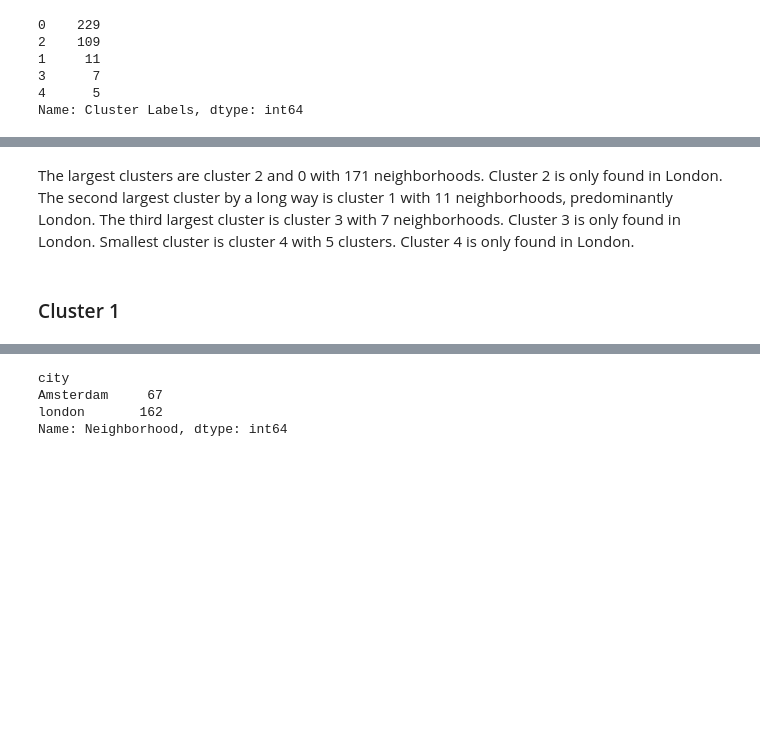
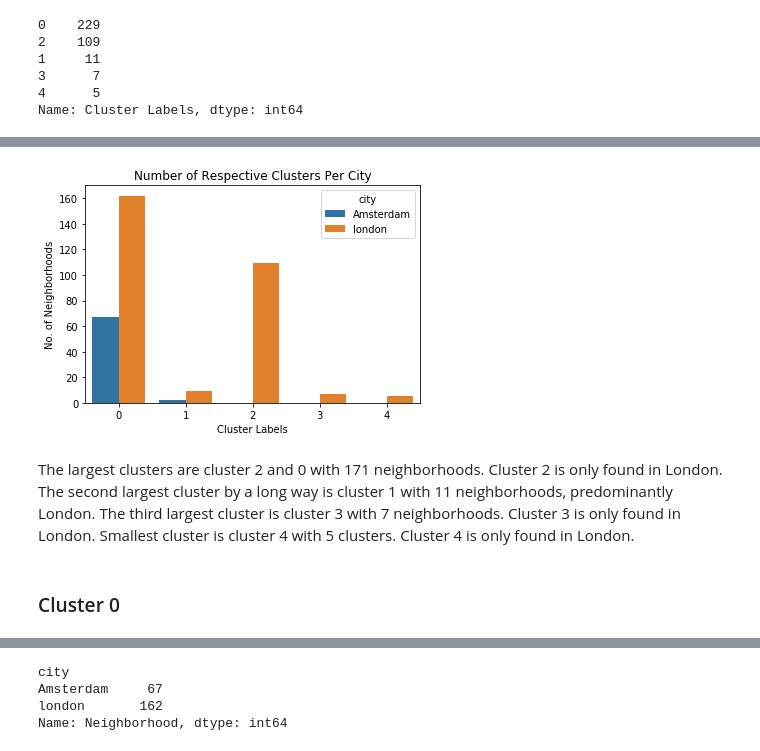
Before and after one commit to thelouwdown/Coursera_Capstone, a Jupyter notebook: IBM Capstone: Week 5.ipynb, the cells around one changed output, grey strips where cells are left out. Drawn from its saved outputs; the diff is of its cells as text; code cells hidden in the pictures; blank space fills up the shorter version.

```diff
--- a/IBM Capstone: Week 5.ipynb
+++ b/IBM Capstone: Week 5.ipynb
@@ -972,3 +972,7 @@ am_lon_merged['Cluster Labels'].value_counts()
 3      7
 4      5
 Name: Cluster Labels, dtype: int64
+# %%
+a = am_lon_merged.groupby(by = ['Cluster Labels', 'city']).count()
+a.reset_index(inplace = True)
+a
@@ -975,10 +991,15 @@ Name: Cluster Labels, dtype: int64
+# %%
+ax = sns.barplot(x="Cluster Labels", y="Neighborhood", hue="city", data=a)
+ax.set(xlabel='Cluster Labels', ylabel='No. of Neighborhoods', title = 'Number of Respective Clusters Per City');
+# %% [output]
+[figure, added]
 # %% [markdown]
 The largest clusters are cluster 2 and 0 with 171 neighborhoods. Cluster 2 is only found in London.
 The second largest cluster by a long way is cluster 1 with 11 neighborhoods, predominantly London.
 The third largest cluster is cluster 3 with 7 neighborhoods. Cluster 3 is only found in London.
 Smallest cluster is cluster 4 with 5 clusters. Cluster 4 is only found in London.
 # %% [markdown]
-### Cluster 1
+### Cluster 0
 # %%
 am_lon_merged.loc[am_lon_merged['Cluster Labels'] == 0, am_lon_merged.columns[[0] + [1]+ [4] + list(range(5, am_lon_merged.shape[1] ))]]
 # %% [output]
```
Also changed, not shown: parts of 12 cells of this notebook.
